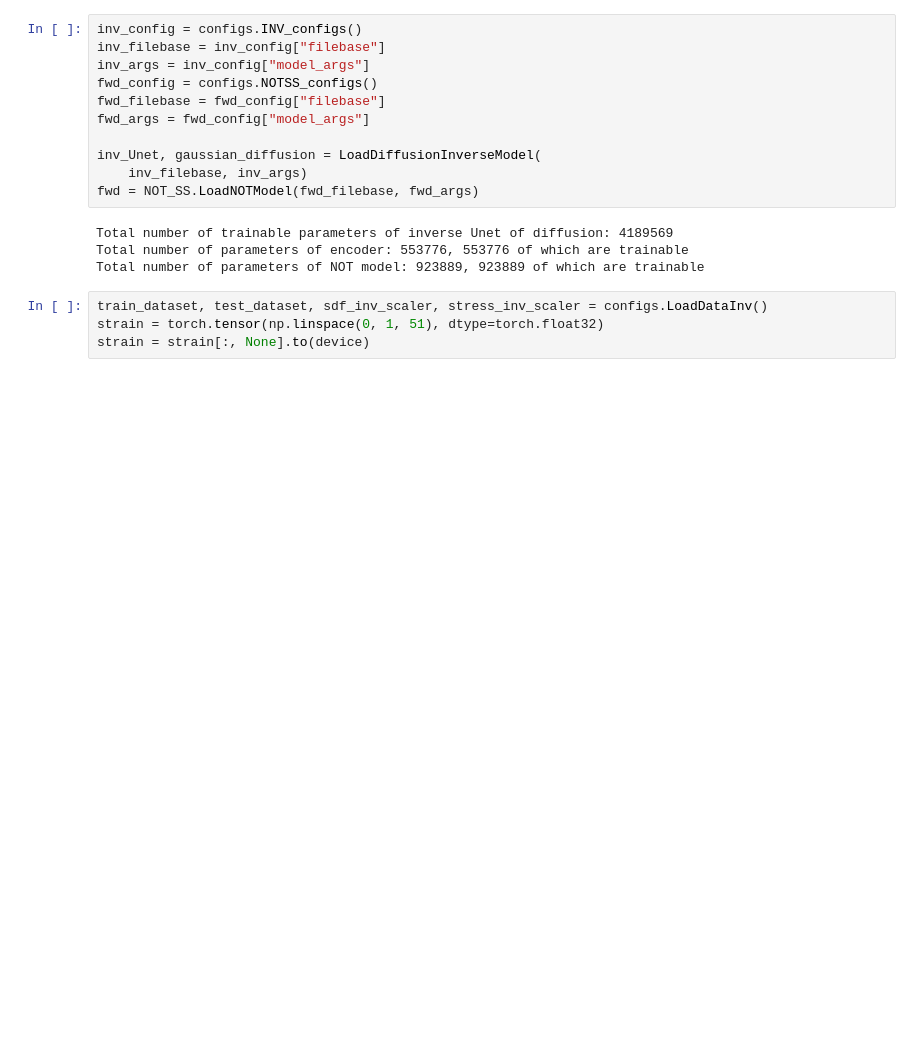
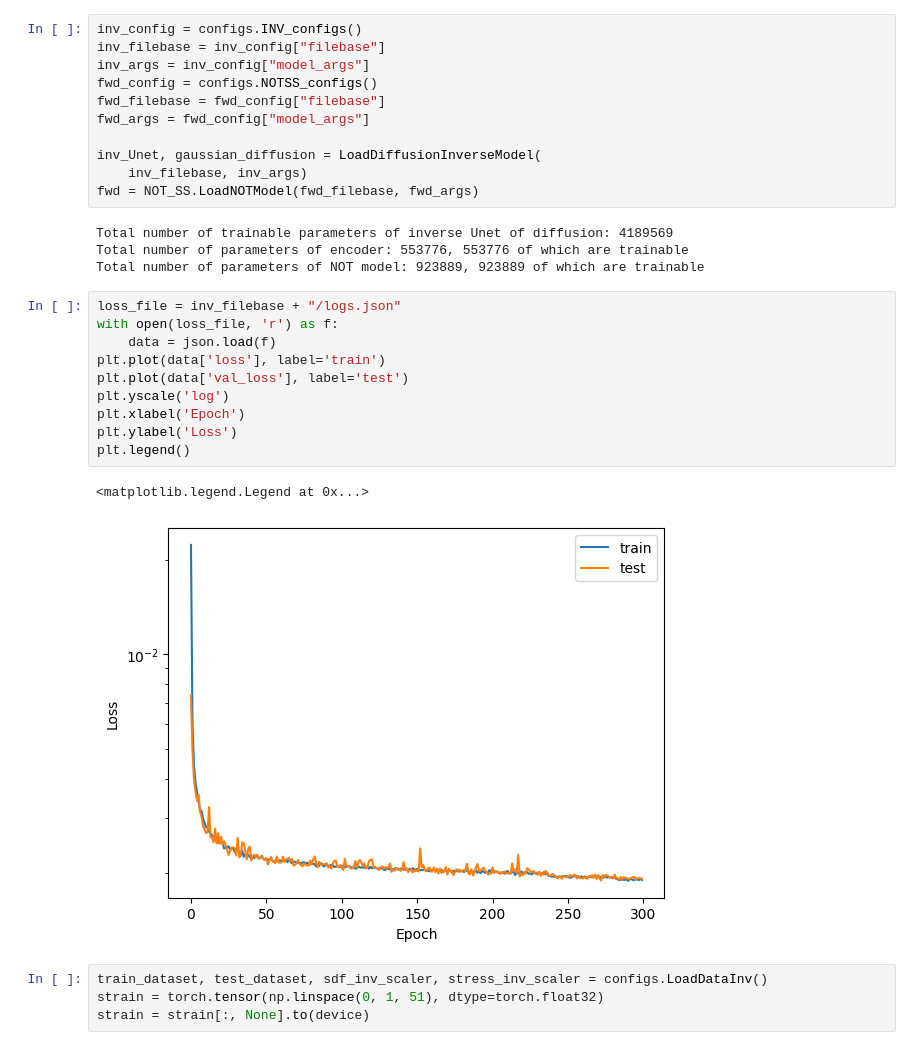
Before and after one commit to QibangLiu/SDFGeoDesign, a Jupyter notebook: postp_geodesign.ipynb, the cells around one changed output. Drawn from its saved outputs; the diff is of its cells as text; blank space fills up the shorter version.

```diff
--- a/postp_geodesign.ipynb
+++ b/postp_geodesign.ipynb
@@ -29,6 +30,19 @@ fwd = NOT_SS.LoadNOTModel(fwd_filebase, fwd_args)
 Total number of trainable parameters of inverse Unet of diffusion: 4189569
 Total number of parameters of encoder: 553776, 553776 of which are trainable
 Total number of parameters of NOT model: 923889, 923889 of which are trainable
+# %%
+loss_file = inv_filebase + "/logs.json"
+with open(loss_file, 'r') as f:
+    data = json.load(f)
+plt.plot(data['loss'], label='train')
+plt.plot(data['val_loss'], label='test')
+plt.yscale('log')
+plt.xlabel('Epoch')
+plt.ylabel('Loss')
+plt.legend()
+# %% [output]
+<matplotlib.legend.Legend at 0x...>
+[figure, added]
 # %%
 train_dataset, test_dataset, sdf_inv_scaler, stress_inv_scaler = configs.LoadDataInv()
 strain = torch.tensor(np.linspace(0, 1, 51), dtype=torch.float32)
```
Also changed, not shown: parts of 1 cell of this notebook, 4 other files.
